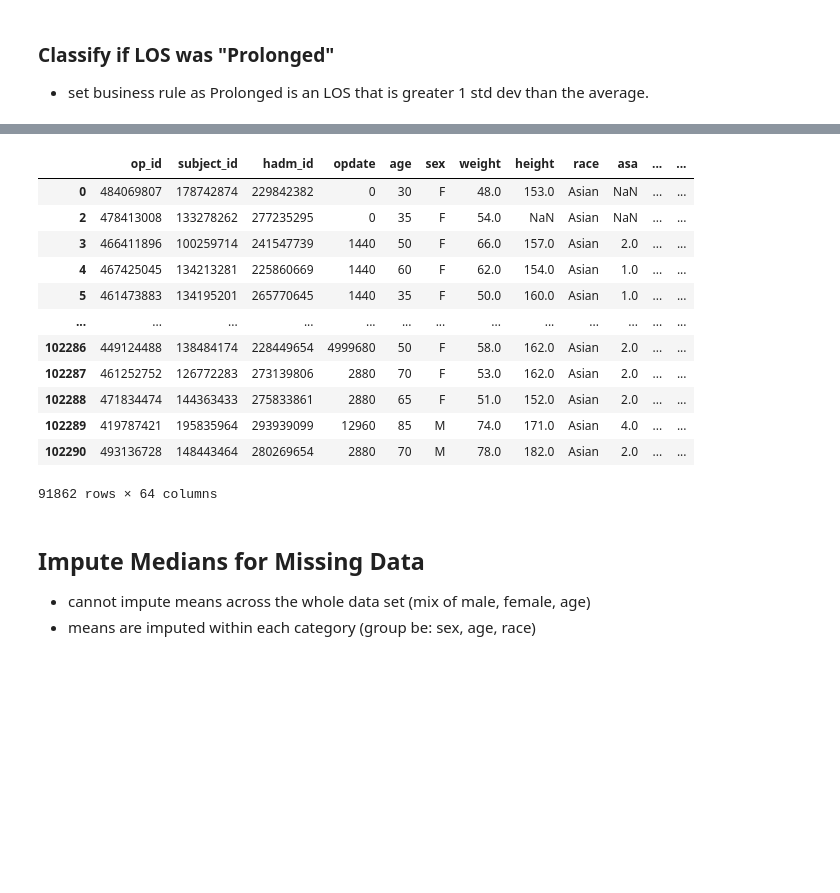
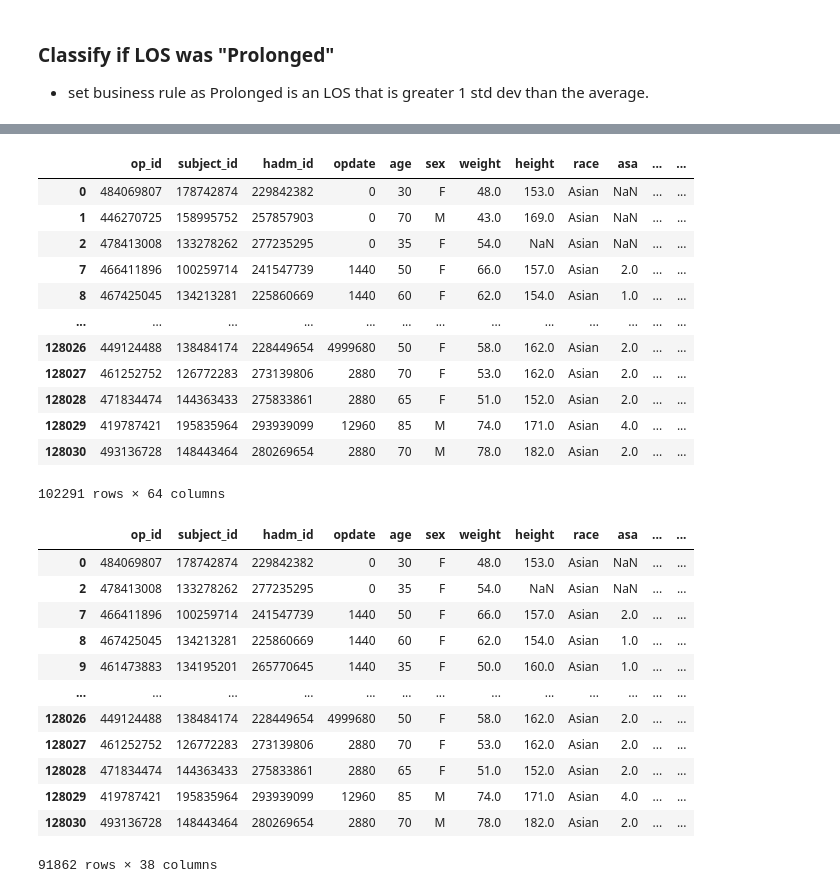
Before and after one commit to j-lepard/Prolonged_Length_of_Stay, a Jupyter notebook: _src/04.EDA_4_outliers_impute.ipynb, the cells around one changed output, grey strips where cells are left out. Cells and saved outputs as stored; diff of their text form; code cells hidden in the pictures; blank space fills up the shorter version.

```diff
--- a/_src/04.EDA_4_outliers_impute.ipynb
+++ b/_src/04.EDA_4_outliers_impute.ipynb
@@ -149,30 +152,43 @@ df['or_duration']=(df['opend_time']-df['opstart_time'])
 
 #Time under anasthetic
 df['anesth_duration']=(df['anend_time']-df['anstart_time'])
+
+df
+# %% [output]
+|  | op_id | subject_id | hadm_id | opdate | age | sex | weight | height | race | asa | ... | ... |
+| 0 | 484069807 | 178742874 | 229842382 | 0 | 30 | F | 48.0 | 153.0 | Asian | NaN | ... | ... |
+| 1 | 446270725 | 158995752 | 257857903 | 0 | 70 | M | 43.0 | 169.0 | Asian | NaN | ... | ... |
+| 2 | 478413008 | 133278262 | 277235295 | 0 | 35 | F | 54.0 | NaN | Asian | NaN | ... | ... |
+| 7 | 466411896 | 100259714 | 241547739 | 1440 | 50 | F | 66.0 | 157.0 | Asian | 2.0 | ... | ... |
+| 8 | 467425045 | 134213281 | 225860669 | 1440 | 60 | F | 62.0 | 154.0 | Asian | 1.0 | ... | ... |
+| ... | ... | ... | ... | ... | ... | ... | ... | ... | ... | ... | ... | ... |
+| 128026 | 449124488 | 138484174 | 228449654 | 4999680 | 50 | F | 58.0 | 162.0 | Asian | 2.0 | ... | ... |
+| 128027 | 461252752 | 126772283 | 273139806 | 2880 | 70 | F | 53.0 | 162.0 | Asian | 2.0 | ... | ... |
+| 128028 | 471834474 | 144363433 | 275833861 | 2880 | 65 | F | 51.0 | 152.0 | Asian | 2.0 | ... | ... |
+| 128029 | 419787421 | 195835964 | 293939099 | 12960 | 85 | M | 74.0 | 171.0 | Asian | 4.0 | ... | ... |
+| 128030 | 493136728 | 148443464 | 280269654 | 2880 | 70 | M | 78.0 | 182.0 | Asian | 2.0 | ... | ... |
+102291 rows × 64 columns
-# %%
-## Drop extra column. Exclude Outliers from further analysis.
-
-df = df.drop(df.columns[0], axis=1)
-df = df[df['is_outlier'] == 0 ]
-df
-# %% [output]
-|  | op_id | subject_id | hadm_id | opdate | age | sex | weight | height | race | asa | ... | ... |
-| 0 | 484069807 | 178742874 | 229842382 | 0 | 30 | F | 48.0 | 153.0 | Asian | NaN | ... | ... |
-| 2 | 478413008 | 133278262 | 277235295 | 0 | 35 | F | 54.0 | NaN | Asian | NaN | ... | ... |
-| 3 | 466411896 | 100259714 | 241547739 | 1440 | 50 | F | 66.0 | 157.0 | Asian | 2.0 | ... | ... |
-| 4 | 467425045 | 134213281 | 225860669 | 1440 | 60 | F | 62.0 | 154.0 | Asian | 1.0 | ... | ... |
-| 5 | 461473883 | 134195201 | 265770645 | 1440 | 35 | F | 50.0 | 160.0 | Asian | 1.0 | ... | ... |
-| ... | ... | ... | ... | ... | ... | ... | ... | ... | ... | ... | ... | ... |
-| 102286 | 449124488 | 138484174 | 228449654 | 4999680 | 50 | F | 58.0 | 162.0 | Asian | 2.0 | ... | ... |
-| 102287 | 461252752 | 126772283 | 273139806 | 2880 | 70 | F | 53.0 | 162.0 | Asian | 2.0 | ... | ... |
-| 102288 | 471834474 | 144363433 | 275833861 | 2880 | 65 | F | 51.0 | 152.0 | Asian | 2.0 | ... | ... |
-| 102289 | 419787421 | 195835964 | 293939099 | 12960 | 85 | M | 74.0 | 171.0 | Asian | 4.0 | ... | ... |
-| 102290 | 493136728 | 148443464 | 280269654 | 2880 | 70 | M | 78.0 | 182.0 | Asian | 2.0 | ... | ... |
-91862 rows × 64 columns
-# %% [markdown]
-## Impute Medians for Missing Data
-* cannot impute means across the whole data set (mix of male, female, age)
-* means are imputed within each category (group be: sex, age, race)
+# %%
+## Drop extra column. Exclude Outliers from further analysis.
+cols_to_drop = ['is_outlier', 'art_dbp','chart_time_y','chart_time_x','inhosp_death_time','orin_time', 'orout_time', 'opstart_time', 'opend_time','admission_time', 'discharge_time','anstart_time' ,'anend_time', 'cpbon_time','cpboff_time','icuin_time','icuout_time', 'subject_id_y', 'chart_time_x','art_mbp','art_sbp','art_sbp','bt','cvp','alp','alt','ast', 'emop']
+df = df[df['is_outlier'] == 0 ]
+df = df.drop(columns=cols_to_drop)
+
+df
+# %% [output]
+|  | op_id | subject_id | hadm_id | opdate | age | sex | weight | height | race | asa | ... | ... |
+| 0 | 484069807 | 178742874 | 229842382 | 0 | 30 | F | 48.0 | 153.0 | Asian | NaN | ... | ... |
+| 2 | 478413008 | 133278262 | 277235295 | 0 | 35 | F | 54.0 | NaN | Asian | NaN | ... | ... |
+| 7 | 466411896 | 100259714 | 241547739 | 1440 | 50 | F | 66.0 | 157.0 | Asian | 2.0 | ... | ... |
+| 8 | 467425045 | 134213281 | 225860669 | 1440 | 60 | F | 62.0 | 154.0 | Asian | 1.0 | ... | ... |
+| 9 | 461473883 | 134195201 | 265770645 | 1440 | 35 | F | 50.0 | 160.0 | Asian | 1.0 | ... | ... |
+| ... | ... | ... | ... | ... | ... | ... | ... | ... | ... | ... | ... | ... |
+| 128026 | 449124488 | 138484174 | 228449654 | 4999680 | 50 | F | 58.0 | 162.0 | Asian | 2.0 | ... | ... |
+| 128027 | 461252752 | 126772283 | 273139806 | 2880 | 70 | F | 53.0 | 162.0 | Asian | 2.0 | ... | ... |
+| 128028 | 471834474 | 144363433 | 275833861 | 2880 | 65 | F | 51.0 | 152.0 | Asian | 2.0 | ... | ... |
+| 128029 | 419787421 | 195835964 | 293939099 | 12960 | 85 | M | 74.0 | 171.0 | Asian | 4.0 | ... | ... |
+| 128030 | 493136728 | 148443464 | 280269654 | 2880 | 70 | M | 78.0 | 182.0 | Asian | 2.0 | ... | ... |
+91862 rows × 38 columns
 # %%
 df.info()
 # %% [output]
```
Also changed, not shown: parts of 12 cells of this notebook, 4 other files.
